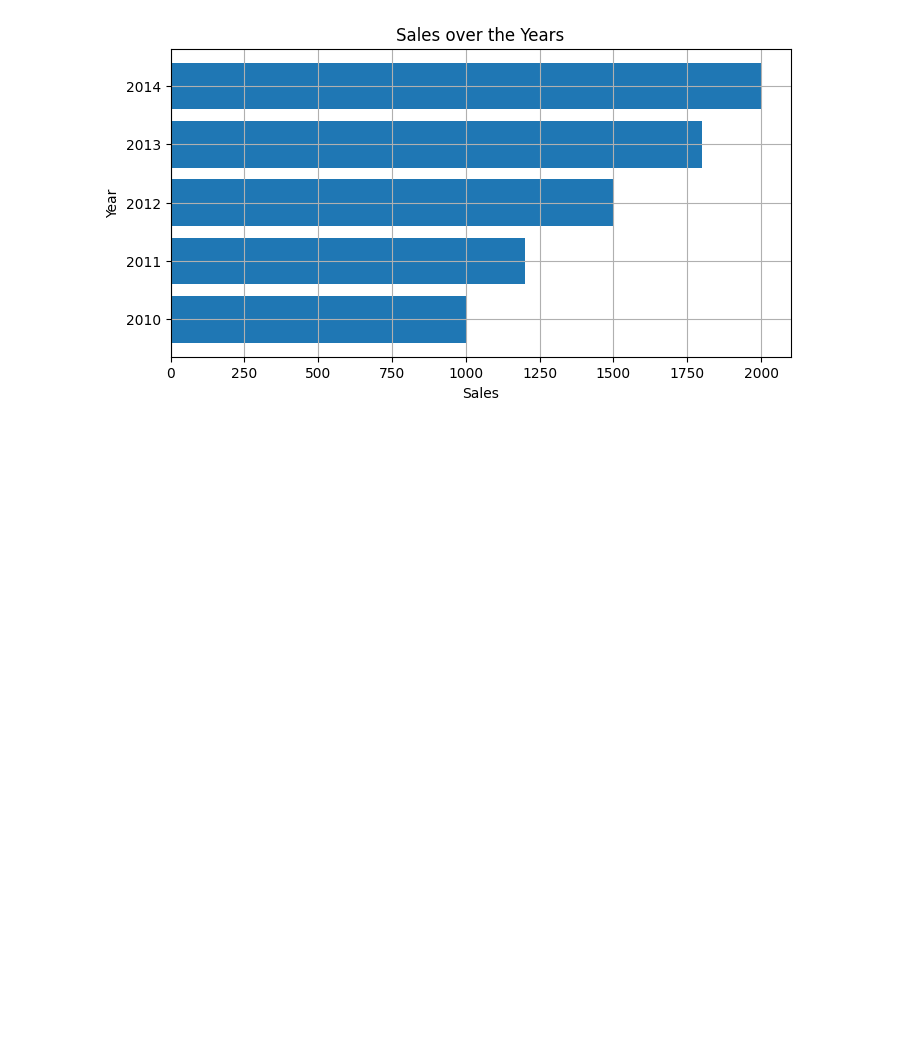
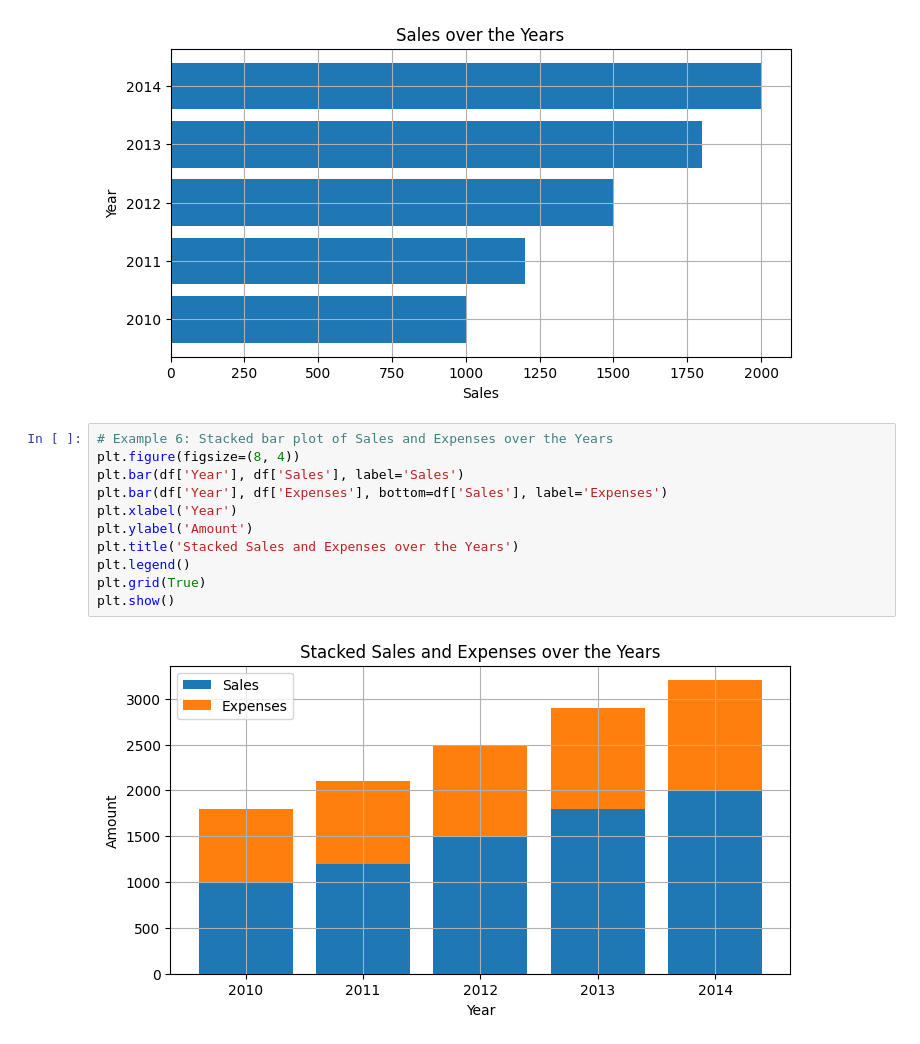
Before and after one commit to rvigneshwaran/datascience-implementations, a Jupyter notebook: 01-data-science-fundamentals/04-pandas-demonstration/10-data-visualizations-mathplotlib.ipynb, the cells around one changed output. Cells and saved outputs as stored; diff of their text form; blank space fills up the shorter version.

```diff
--- a/01-data-science-fundamentals/04-pandas-demonstration/10-data-visualizations-mathplotlib.ipynb
+++ b/01-data-science-fundamentals/04-pandas-demonstration/10-data-visualizations-mathplotlib.ipynb
@@ -67,3 +67,16 @@ plt.grid(True)
 plt.show()
 # %% [output]
 [figure]
+# %%
+# Example 6: Stacked bar plot of Sales and Expenses over the Years
+plt.figure(figsize=(8, 4))
+plt.bar(df['Year'], df['Sales'], label='Sales')
+plt.bar(df['Year'], df['Expenses'], bottom=df['Sales'], label='Expenses')
+plt.xlabel('Year')
+plt.ylabel('Amount')
+plt.title('Stacked Sales and Expenses over the Years')
+plt.legend()
+plt.grid(True)
+plt.show()
+# %% [output]
+[figure, added]
```
Also changed, not shown: parts of 4 cells of this notebook.
